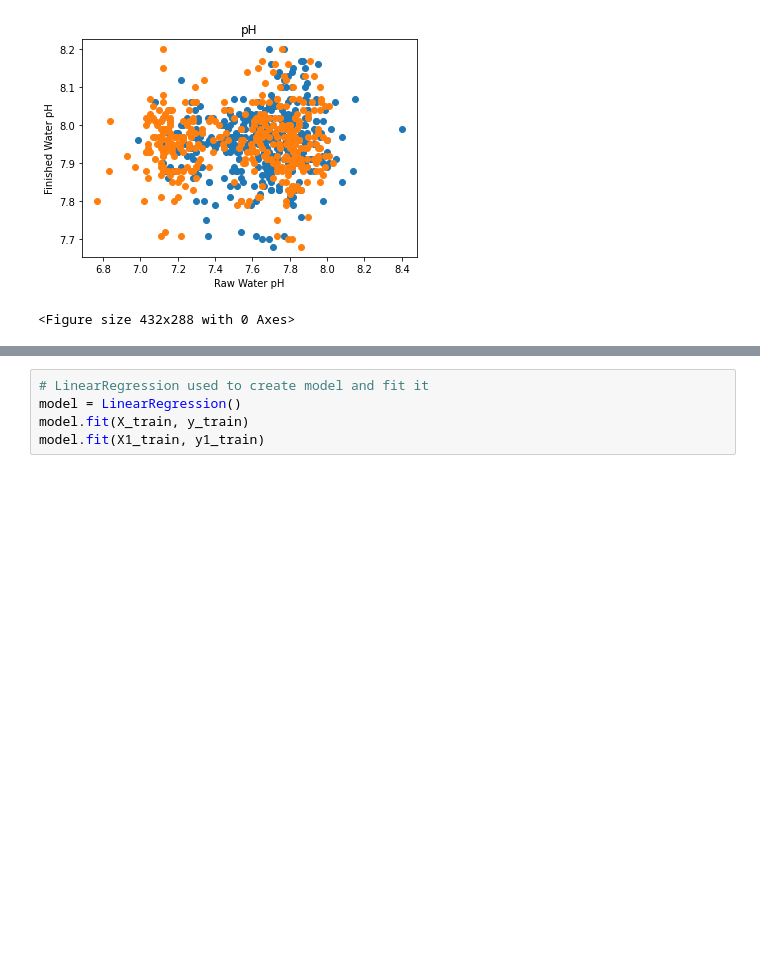
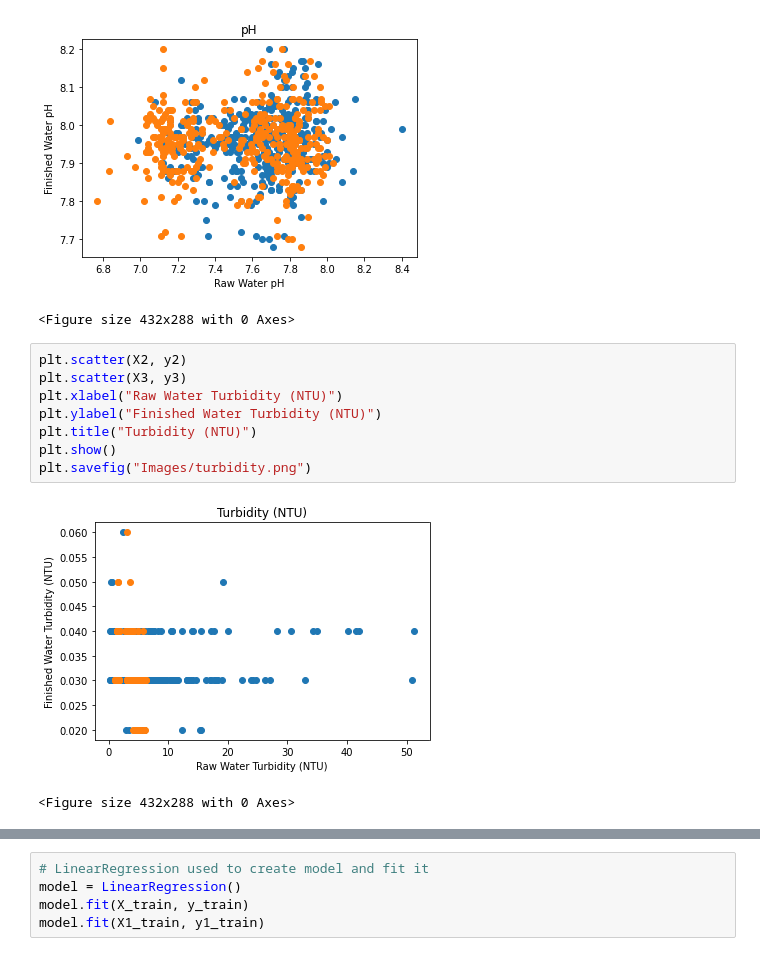
Before and after one commit to aidixon/Project-3, a Jupyter notebook: ML.ipynb, the cells around one changed output, grey strips where cells are left out. Cells and saved outputs as stored; diff of their text form; blank space fills up the shorter version.

Commit message:
Plotted initial scatter charts with pyplot

```diff
--- a/ML.ipynb
+++ b/ML.ipynb
@@ -86,3 +86,14 @@ plt.savefig("Images/pH.png")
 # %% [output]
 [figure]
 <Figure size 432x288 with 0 Axes>
+# %%
+plt.scatter(X2, y2)
+plt.scatter(X3, y3)
+plt.xlabel("Raw Water Turbidity (NTU)")
+plt.ylabel("Finished Water Turbidity (NTU)")
+plt.title("Turbidity (NTU)")
+plt.show()
+plt.savefig("Images/turbidity.png")
+# %% [output]
+[figure, added]
+<Figure size 432x288 with 0 Axes>
```
Also changed, not shown: parts of 1 cell of this notebook, 2 other files.
